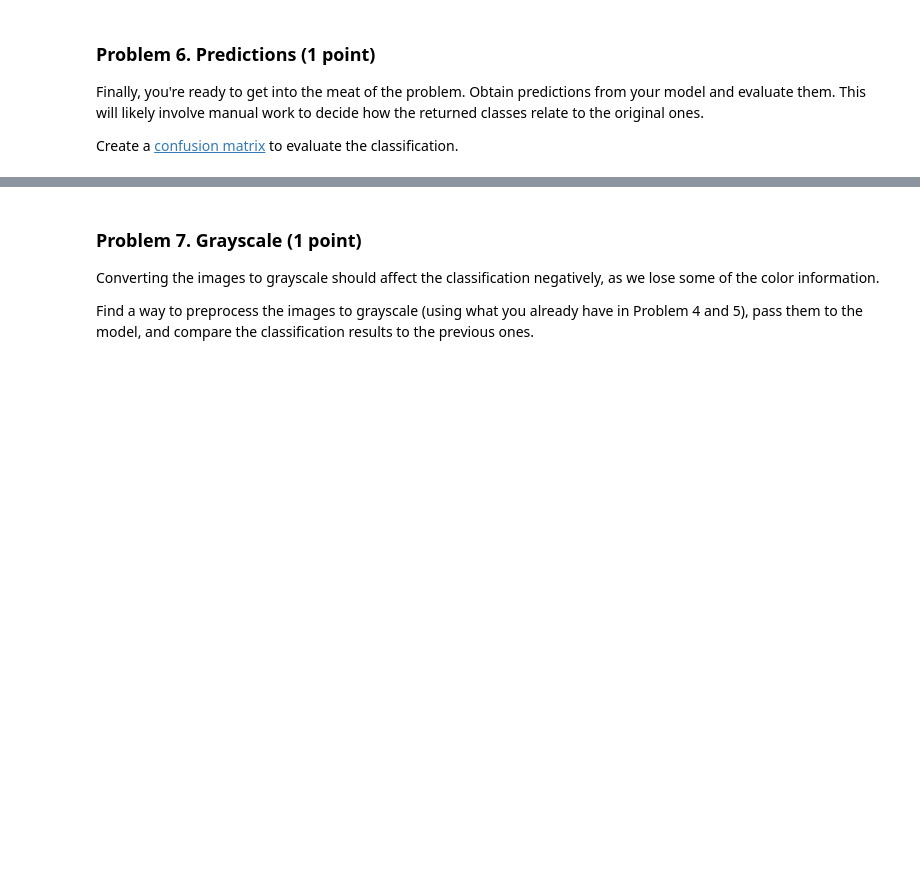
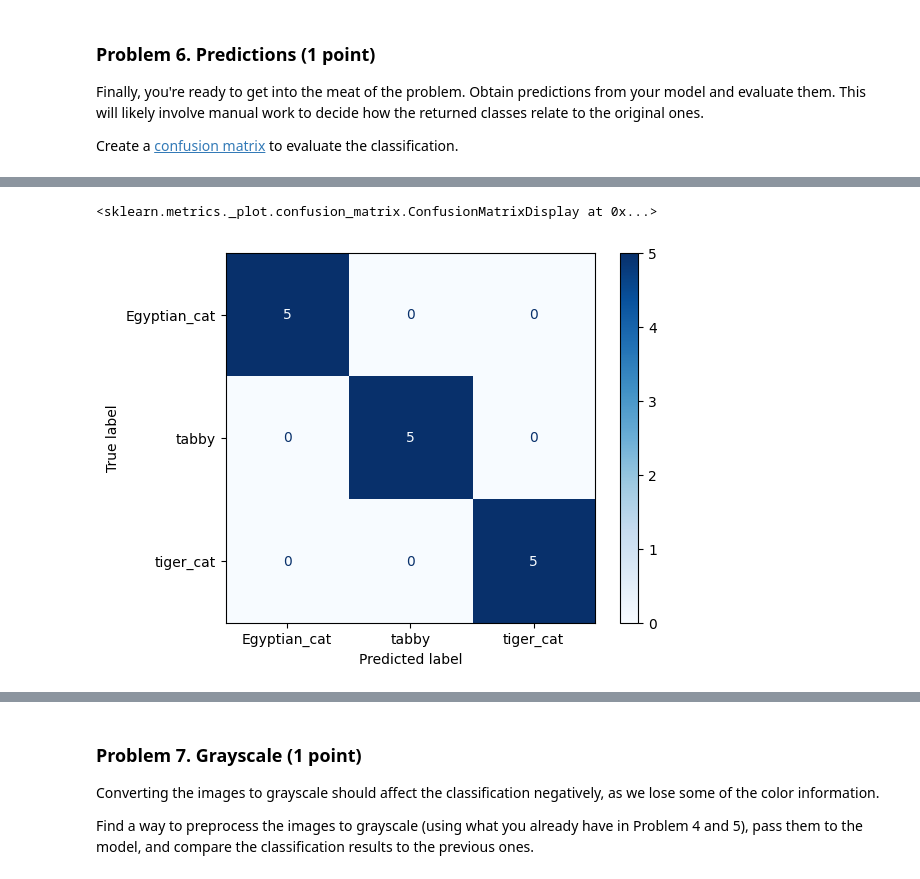
Before and after one commit to plamensve/Data_Science_Upskill_Softuni, a Jupyter notebook: 06_working_with_images/Working with Images Lab.ipynb, the cells around one changed output, grey strips where cells are left out. Saved outputs shown, nothing was run; the diff lists cells and outputs as text; code cells hidden in the pictures; blank space fills up the shorter version.

```diff
--- a/06_working_with_images/Working with Images Lab.ipynb
+++ b/06_working_with_images/Working with Images Lab.ipynb
@@ -360,0 +434,49 @@ Create a [confusion matrix](https://en.wikipedia.org/wiki/Confusion_matrix) to e
+# %%
+tabby_1 = 'data/domestic-cat/dc (14).jpg'
+tabby_2 = 'data/domestic-cat/dc (15).jpg'
+tabby_3 = 'data/domestic-cat/dc (34).jpg'
+tabby_4 = 'data/domestic-cat/dc (34).jpg'
+tabby_5 = 'data/domestic-cat/dc (43).jpg'
+
+tiger_cat_1 = 'data/domestic-cat/dc (1).jpg'
+tiger_cat_2 = 'data/domestic-cat/dc (31).jpg'
+tiger_cat_3 = 'data/domestic-cat/dc (40).jpg'
+tiger_cat_4 = 'data/domestic-cat/dc (51).jpg'
+tiger_cat_5 = 'data/domestic-cat/dc (54).jpg'
+
+egyptian_cat_1 = 'data/domestic-cat/dc (16).jpg'
+egyptian_cat_2 = 'data/domestic-cat/dc (18).jpg'
+egyptian_cat_3 = 'data/domestic-cat/dc (19).jpg'
+egyptian_cat_4 = 'data/domestic-cat/dc (23).jpg'
+egyptian_cat_5 = 'data/domestic-cat/dc (28).jpg'
+# %%
+image_paths = [
+    tabby_1, tabby_2, tabby_3, tabby_4, tabby_5,
+    tiger_cat_1, tiger_cat_2, tiger_cat_3, tiger_cat_4, tiger_cat_5,
+    egyptian_cat_1, egyptian_cat_2, egyptian_cat_3, egyptian_cat_4, egyptian_cat_5
+]
+
+y_true_labels = (
+    ['tabby'] * 5 +
+    ['tiger_cat'] * 5 +
+    ['Egyptian_cat'] * 5
+)
+
+y_pred_labels = []
+
+for path in image_paths:
+    img = image.load_img(path, target_size=(224, 224))
+    img_array = image.img_to_array(img)
+    img_array = preprocess_input(img_array)
+    img_array = np.expand_dims(img_array, axis=0)
+
+    pred = test_model.predict(img_array)
+    top_label = decode_predictions(pred, top=1)[0][0][1]
+    y_pred_labels.append(top_label)
+
+all_labels = np.unique(y_true_labels + y_pred_labels)
+
+cm = confusion_matrix(y_true_labels, y_pred_labels, labels=all_labels)
+disp = ConfusionMatrixDisplay(confusion_matrix=cm, display_labels=all_labels)
+disp.plot(cmap='Blues')
+# %% [output]
@@ -360,0 +498,2 @@ Create a [confusion matrix](https://en.wikipedia.org/wiki/Confusion_matrix) to e
+<sklearn.metrics._plot.confusion_matrix.ConfusionMatrixDisplay at 0x...>
+[figure, added]
```
Also changed, not shown: parts of 10 cells of this notebook.
